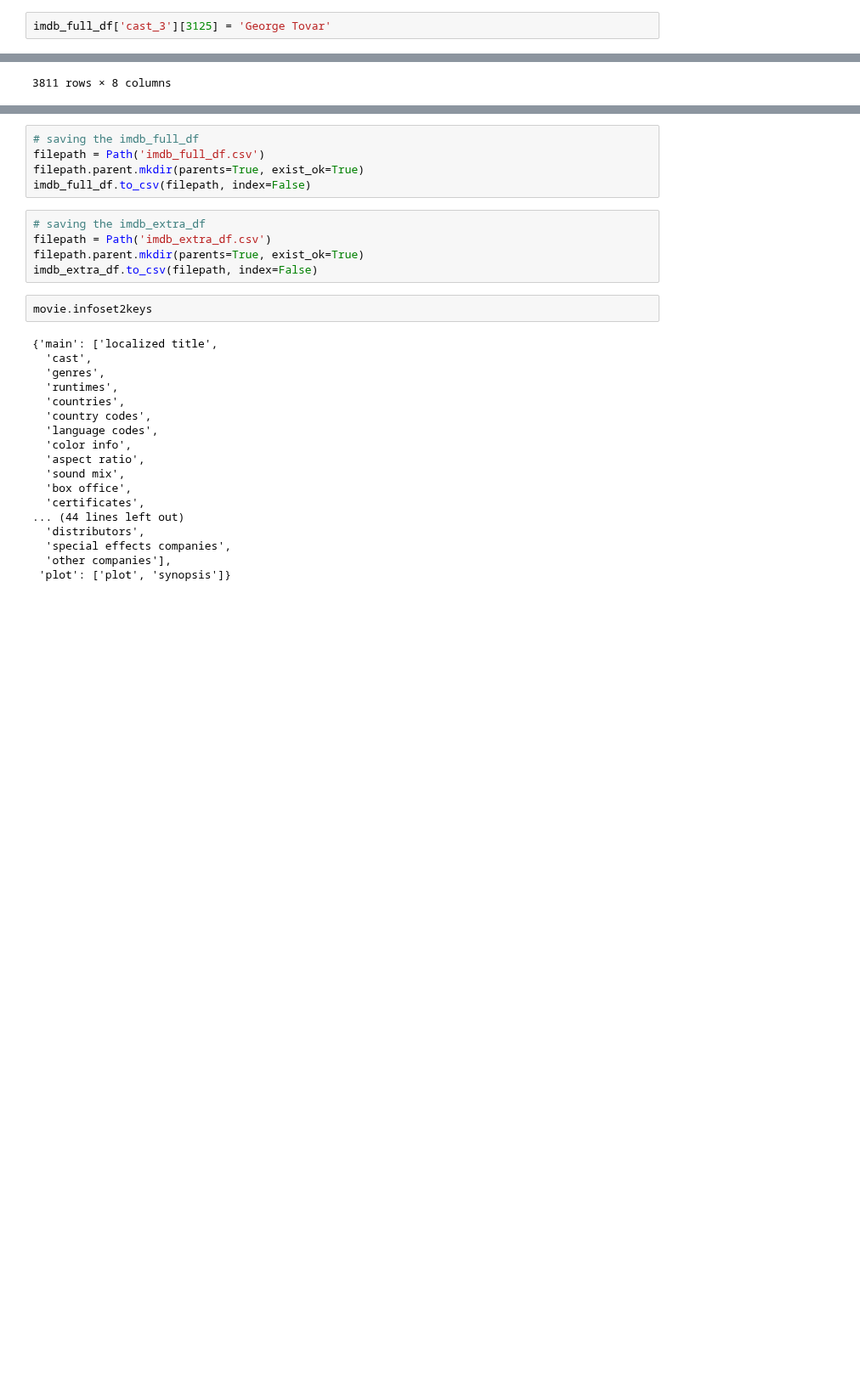
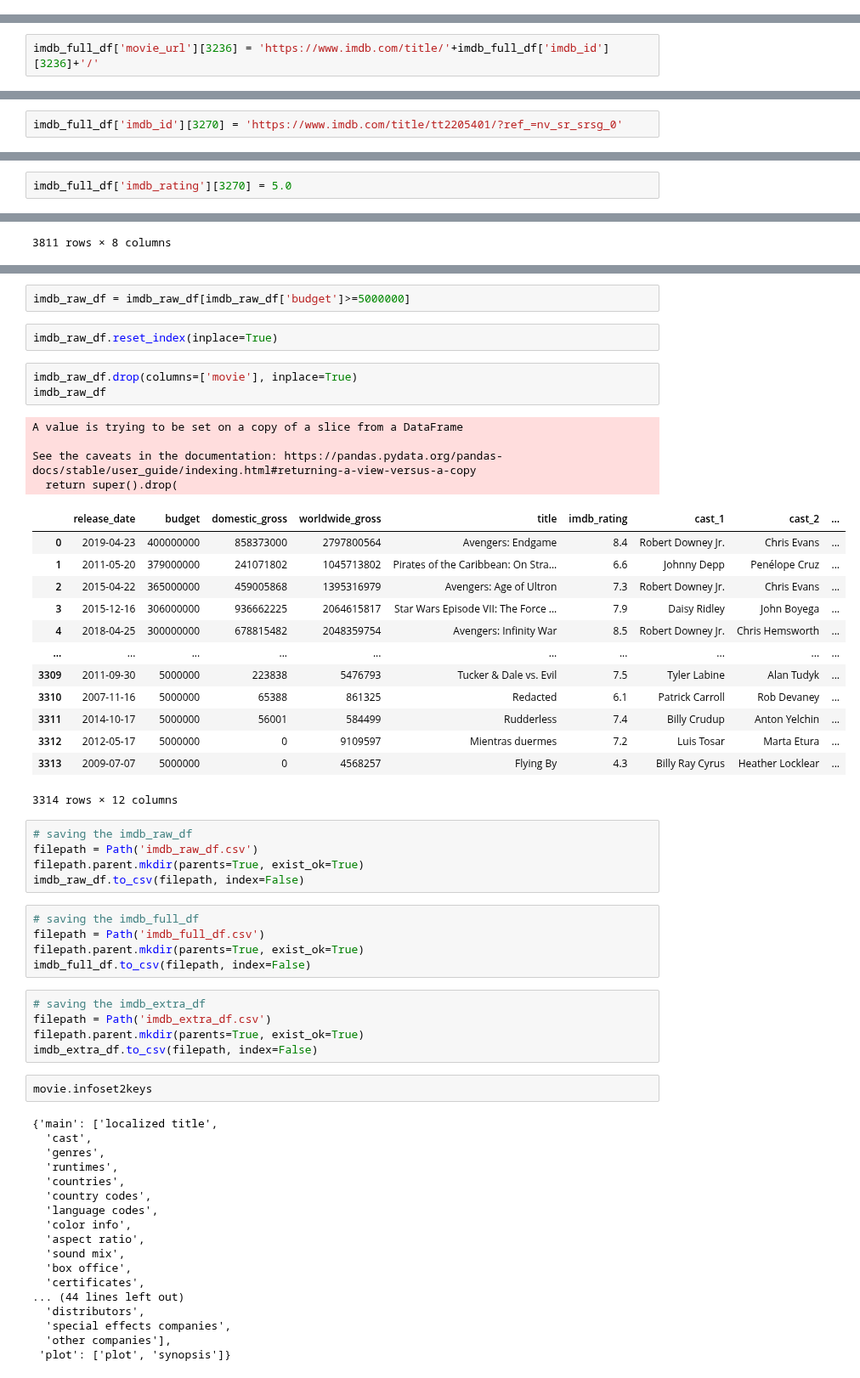
Before and after one commit to lmbauyeung/Final_Project, a Jupyter notebook: Web Scraping_IMDB.ipynb, the cells around one changed output, grey strips where cells are left out. Shown at 85% size. Drawn from its saved outputs; the diff is of its cells as text; blank space fills up the shorter version.

```diff
--- a/Web Scraping_IMDB.ipynb
+++ b/Web Scraping_IMDB.ipynb
@@ -634,2 +549,0 @@ imdb_full_df[3147:3150]
-# %%
-imdb_full_df['cast_3'][3125] = 'George Tovar'
@@ -673,0 +609,2 @@ print(datetime.now())
+# %%
+imdb_full_df['movie_url'][3236] = 'https://www.imdb.com/title/'+imdb_full_df['imdb_id'][3236]+'/'
@@ -673,0 +616,2 @@ print(datetime.now())
+# %%
+imdb_full_df['imdb_id'][3270] = 'https://www.imdb.com/title/tt2205401/?ref_=nv_sr_srsg_0'
@@ -673,0 +637,2 @@ print(datetime.now())
+# %%
+imdb_full_df['imdb_rating'][3270] = 5.0
@@ -774,3 +764,33 @@ imdb_raw_df.to_csv(filepath, index=False)
+# %%
+imdb_raw_df = imdb_raw_df[imdb_raw_df['budget']>=5000000]
+# %%
+imdb_raw_df.reset_index(inplace=True)
+# %%
+imdb_raw_df.drop(columns=['movie'], inplace=True)
+imdb_raw_df
+# %% [output]
+A value is trying to be set on a copy of a slice from a DataFrame
+
+See the caveats in the documentation: https://pandas.pydata.org/pandas-docs/stable/user_guide/indexing.html#returning-a-view-versus-a-copy
+  return super().drop(
+|  | release_date | budget | domestic_gross | worldwide_gross | title | imdb_rating | cast_1 | cast_2 | ... |
+| 0 | 2019-04-23 | 400000000 | 858373000 | 2797800564 | Avengers: Endgame | 8.4 | Robert Downey Jr. | Chris Evans | ... |
+| 1 | 2011-05-20 | 379000000 | 241071802 | 1045713802 | Pirates of the Caribbean: On Stra... | 6.6 | Johnny Depp | Penélope Cruz | ... |
+| 2 | 2015-04-22 | 365000000 | 459005868 | 1395316979 | Avengers: Age of Ultron | 7.3 | Robert Downey Jr. | Chris Evans | ... |
+| 3 | 2015-12-16 | 306000000 | 936662225 | 2064615817 | Star Wars Episode VII: The Force ... | 7.9 | Daisy Ridley | John Boyega | ... |
+| 4 | 2018-04-25 | 300000000 | 678815482 | 2048359754 | Avengers: Infinity War | 8.5 | Robert Downey Jr. | Chris Hemsworth | ... |
+| ... | ... | ... | ... | ... | ... | ... | ... | ... | ... |
+| 3309 | 2011-09-30 | 5000000 | 223838 | 5476793 | Tucker & Dale vs. Evil | 7.5 | Tyler Labine | Alan Tudyk | ... |
+| 3310 | 2007-11-16 | 5000000 | 65388 | 861325 | Redacted | 6.1 | Patrick Carroll | Rob Devaney | ... |
+| 3311 | 2014-10-17 | 5000000 | 56001 | 584499 | Rudderless | 7.4 | Billy Crudup | Anton Yelchin | ... |
+| 3312 | 2012-05-17 | 5000000 | 0 | 9109597 | Mientras duermes | 7.2 | Luis Tosar | Marta Etura | ... |
+| 3313 | 2009-07-07 | 5000000 | 0 | 4568257 | Flying By | 4.3 | Billy Ray Cyrus | Heather Locklear | ... |
+3314 rows × 12 columns
+# %%
+# saving the imdb_raw_df
+filepath = Path('imdb_raw_df.csv')
+filepath.parent.mkdir(parents=True, exist_ok=True)
+imdb_raw_df.to_csv(filepath, index=False)
 # %%
 # saving the imdb_full_df
 filepath = Path('imdb_full_df.csv')
```
Also changed, not shown: parts of 38 cells of this notebook, 2 other files.
